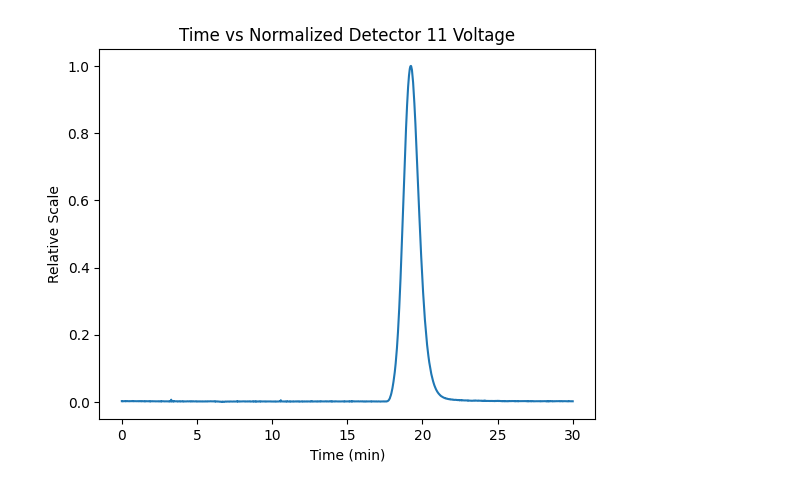
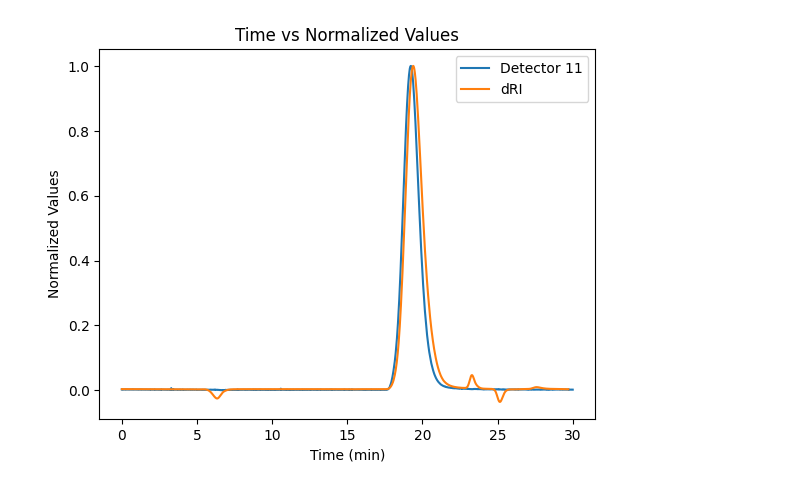
Before and after one commit to aryellewright/Kumar-Biomaterials-Lab, a Jupyter notebook: time_vs_RI_plots/time_vs_RI_plots.ipynb, the cells around one changed output. Drawn from its saved outputs; the diff is of its cells as text; code cells hidden in the pictures.

Commit message:
Fixed the normalization plot of dRI

```diff
--- a/time_vs_RI_plots/time_vs_RI_plots.ipynb
+++ b/time_vs_RI_plots/time_vs_RI_plots.ipynb
@@ -6,6 +7,7 @@ import csv
 # creating an empty list to store values from the csv
 times = []
 detector_11_data = []
+riu_data = []
 
 # parsing the csv data
 with open('/Users/aryellewright/Documents/Kumar-Biomaterials-Lab/time_vs_RI_plots/DIP 50 HEMA 50 STAT 090123_interpolated.csv', 'r') as file:
@@ -24,6 +26,11 @@ with open('/Users/aryellewright/Documents/Kumar-Biomaterials-Lab/time_vs_RI_plot
         try:
             times.append(float(row[0]))
             detector_11_data.append(float(row[10]))  # index 10 = detector 11
+            try:
+                riu_value = float(row[18])  # Index 18 corresponds to RIU data
+            except ValueError:
+                riu_value = np.nan  # Use NaN for missing/invalid data
+            riu_data.append(riu_value)
         except IndexError:
             print(f'Error processing line {line_num}: {row}')
         except ValueError:
@@ -32,13 +39,21 @@ with open('/Users/aryellewright/Documents/Kumar-Biomaterials-Lab/time_vs_RI_plot
 # normalizing the y-axis
 min_val = min(detector_11_data)
 max_val = max(detector_11_data)
-normalized_data = [(val - min_val) / (max_val - min_val) for val in detector_11_data]
+normalized_data_11 = [(val - min_val) / (max_val - min_val) for val in detector_11_data]
+# %%
+# normalizing the RIU data
+
+max_abs_val_riu = max(abs(min(riu_data)), abs(max(riu_data)))
+normalized_data_riu = [val / max_abs_val_riu for val in riu_data]
 # %%
 # plotting the normalized data
-plt.plot(times, normalized_data)
+plt.plot(times, normalized_data_11, label='Detector 11')
+plt.plot(times, normalized_data_riu, label='dRI')
+
 plt.xlabel('Time (min)')
-plt.ylabel('Relative Scale')
-plt.title('Time vs Normalized Detector 11 Voltage')
+plt.ylabel('Normalized Values')
+plt.title('Time vs Normalized Values')
+plt.legend()
 plt.show()
 # %% [output]
-[figure, old version]
+[figure, new version]
```
Also changed, not shown: parts of 1 cell of this notebook.
